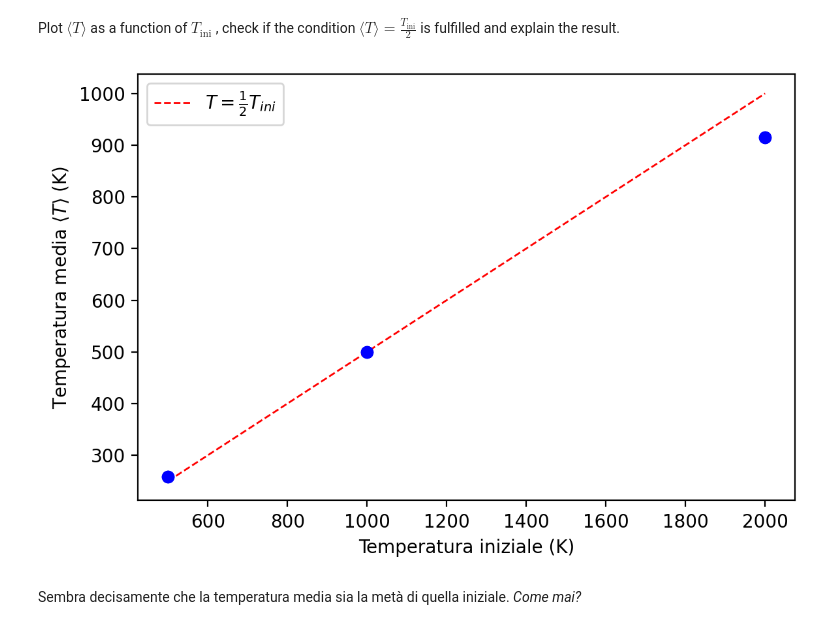
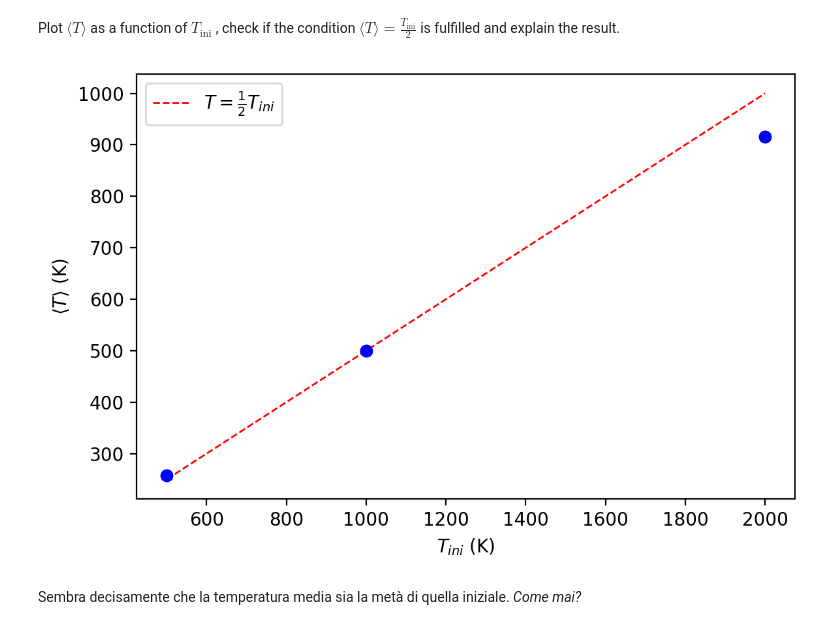
Before and after one commit to zosojack/lab-cms, a Jupyter notebook: zosojack/notebooks/Esercizio1-MD/Esercizio1_3.ipynb, the cells around one changed output. Cells and saved outputs as stored; diff of their text form; code cells hidden in the pictures.

```diff
--- a/zosojack/notebooks/Esercizio1-MD/Esercizio1_3.ipynb
+++ b/zosojack/notebooks/Esercizio1-MD/Esercizio1_3.ipynb
@@ -197,21 +197,21 @@ T_means = [np.mean(T_list[T]) for T in temperature]
 # %%
 import matplotlib.pyplot as plt
 
 plt.figure(figsize=(6, 4), dpi=200)
 
 x_curve = np.arange(500, 2500, 500)
 y_curve = x_curve / 2 # la curva y = 1/2 x per riferimento
 plt.plot(x_curve, y_curve, '--', linewidth=1, color='red', label=r'$T = \frac{1}{2} T_{ini}$')
 
 for T in temperature:
     plt.plot(temperature, T_means, color='blue', marker='o', markersize=6, linestyle='')
 
-plt.xlabel('Temperatura iniziale (K)')
-plt.ylabel(r'Temperatura media $\langle T \rangle$ (K)')
+plt.xlabel(r'$T_{ini}$ (K)')
+plt.ylabel(r'$\langle T \rangle$ (K)')
 plt.legend()
 plt.tight_layout()
 plt.show()
 # %% [output]
-[figure, old version]
+[figure, new version]
 # %% [markdown]
 Sembra decisamente che la temperatura media sia la metà di quella iniziale. _Come mai?_
```
Also changed, not shown: 11 other files.
